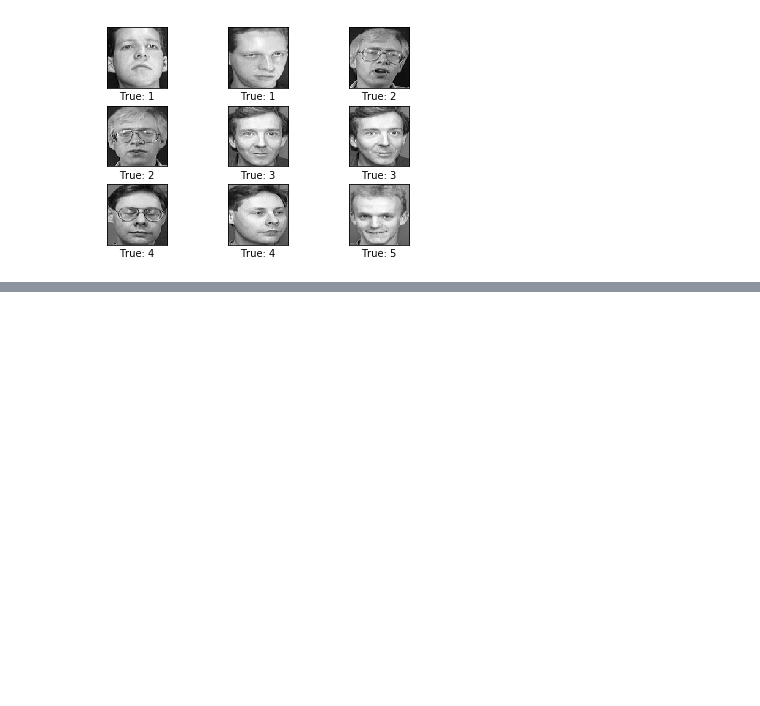
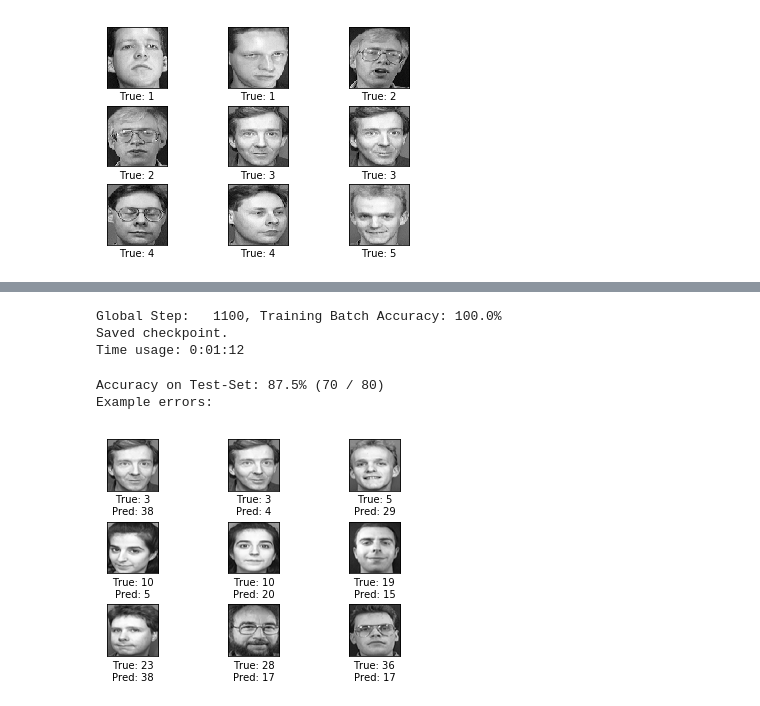
Before and after one commit to AndyTsangChun/TensorFlow, a Jupyter notebook: AT&T/AT&T CNN.ipynb, the cells around one changed output, grey strips where cells are left out. Drawn from its saved outputs; the diff is of its cells as text; code cells hidden in the pictures; blank space fills up the shorter version.

```diff
--- a/AT&T/AT&T CNN.ipynb
+++ b/AT&T/AT&T CNN.ipynb
@@ -133,0 +181,5 @@ In ipython there is execution sequence, so all helper function should be execute
+# %%
+def predict_cls_test():
+    return predict_cls(images = test_image,
+                       labels = test_cls_one_hot,
+                       cls_true = test_cls)
@@ -133,0 +255,9 @@ In ipython there is execution sequence, so all helper function should be execute
+# %%
+def classification_accuracy(correct):
+    # When averaging a boolean array, False means 0 and True means 1.
+    # So we are calculating: number of True / len(correct) which is
+    # the same as the classification accuracy.
+
+    # Return the classification accuracy
+    # and the number of correct classifications.
+    return correct.mean(), correct.sum()
@@ -133,0 +268,27 @@ In ipython there is execution sequence, so all helper function should be execute
+# %%
+def print_test_accuracy(show_example_errors=False,
+                        show_confusion_matrix=False):
+
+    # For all the images in the test-set,
+    # calculate the predicted classes and whether they are correct.
+    correct, cls_pred = predict_cls_test()
+
+    # Classification accuracy and the number of correct classifications.
+    acc, num_correct = classification_accuracy(correct)
+
+    # Number of images being classified.
+    num_images = len(correct)
+
+    # Print the accuracy.
+    msg = "Accuracy on Test-Set: {0:.1%} ({1} / {2})"
+    print(msg.format(acc, num_correct, num_images))
+
+    # Plot some examples of mis-classifications, if desired.
+    if show_example_errors:
+        print("Example errors:")
+        plot_example_errors(cls_pred=cls_pred, correct=correct)
+
+    # Plot the confusion matrix, if desired.
+    if show_confusion_matrix:
+        print("Confusion Matrix:")
+        plot_confusion_matrix(cls_pred=cls_pred)
@@ -133,0 +520,13 @@ In ipython there is execution sequence, so all helper function should be execute
+# %%
+optimize(num_iterations=100)
+# %% [output]
+Global Step:   1100, Training Batch Accuracy: 100.0%
+Saved checkpoint.
+Time usage: 0:01:12
+# %%
+print_test_accuracy(show_example_errors=True,
+                    show_confusion_matrix=False)
+# %% [output]
+Accuracy on Test-Set: 87.5% (70 / 80)
+Example errors:
+[figure, added]
```
Also changed, not shown: parts of 40 cells of this notebook, 13 other files.
